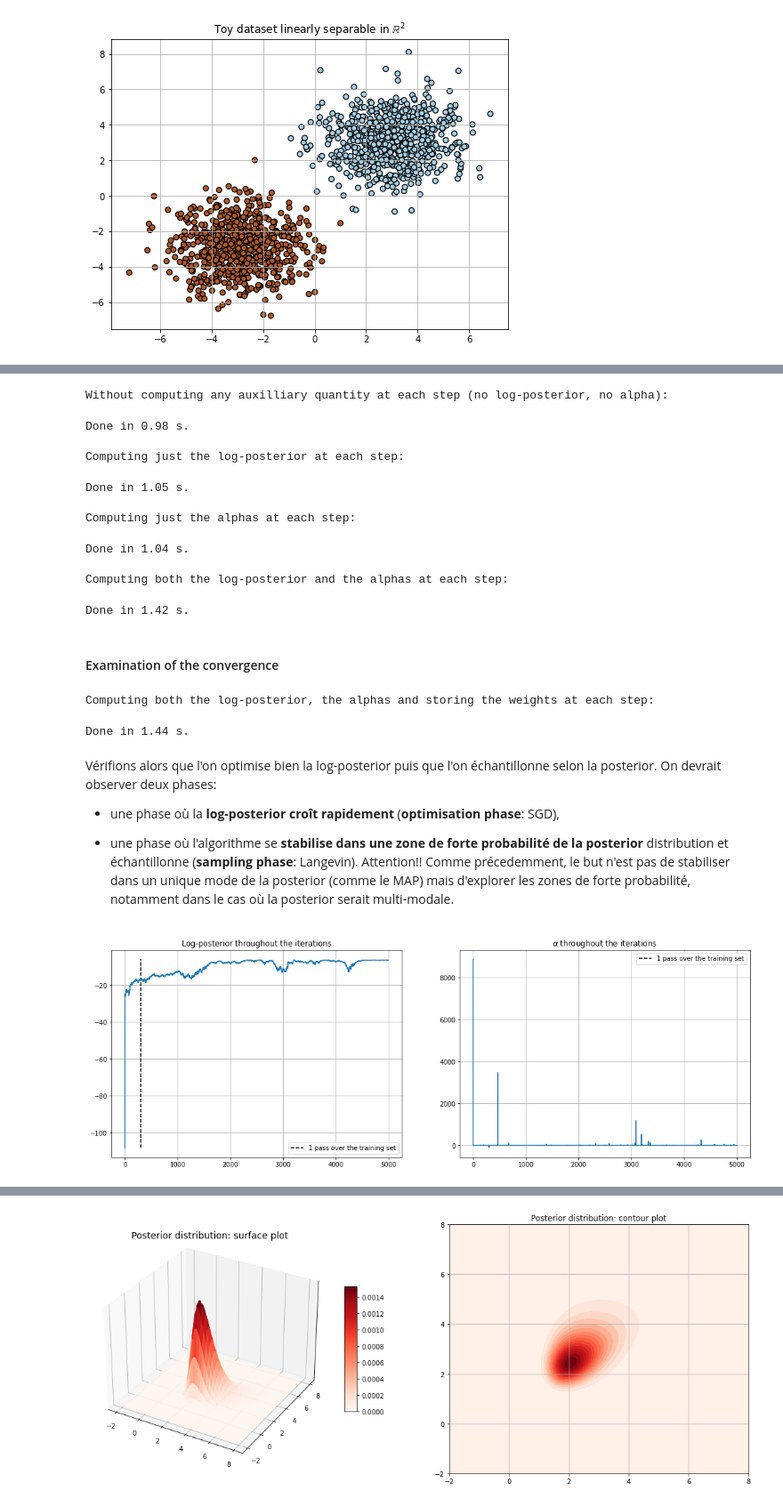
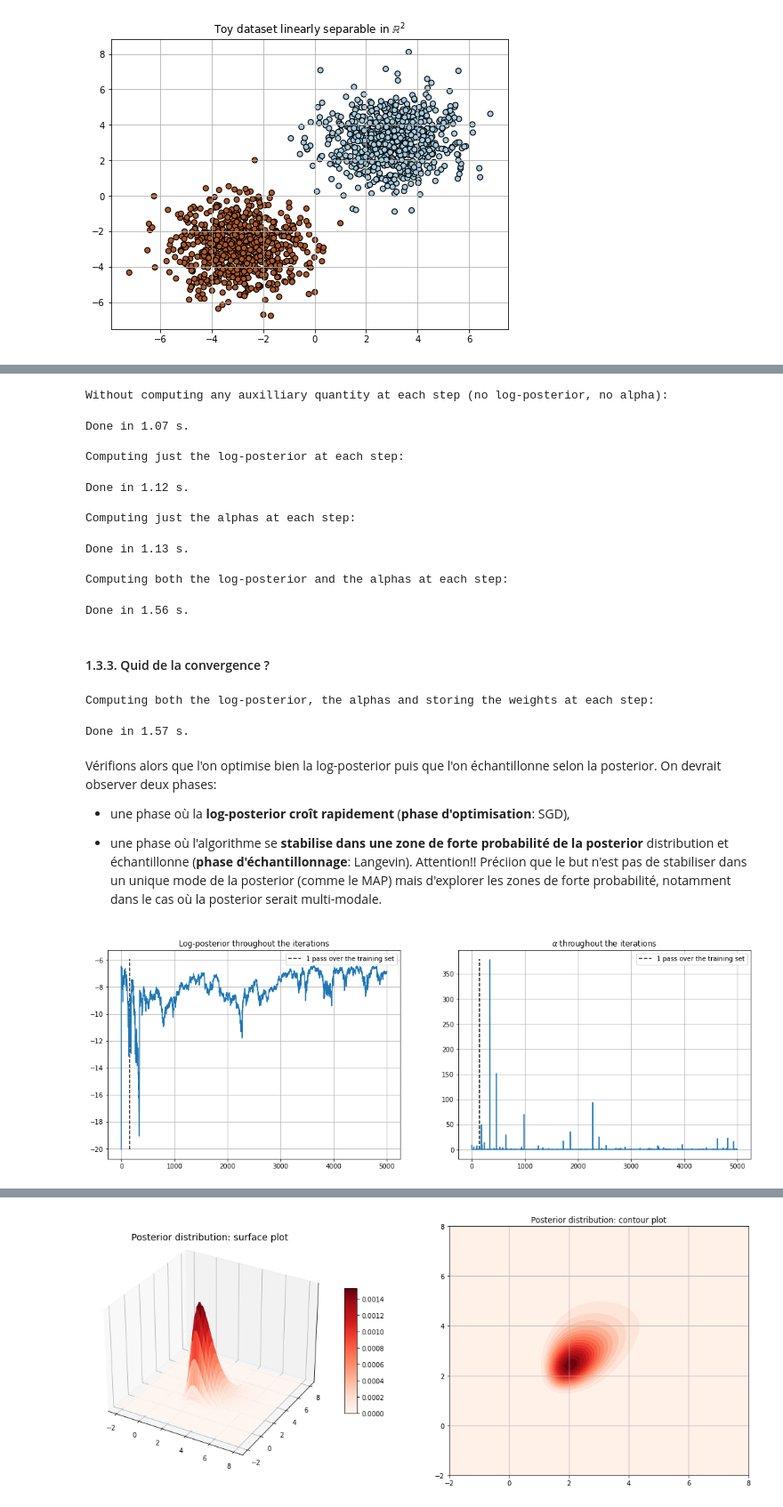
Before and after one commit to LouisBouvier/BML_Stochastic_Langevin_Dynamics, a Jupyter notebook: bayes_logreg_laplace.ipynb, the cells around one changed output, grey strips where cells are left out. Shown at 89% size. Saved outputs shown, nothing was run; the diff lists cells and outputs as text; code cells hidden in the pictures.

```diff
--- a/bayes_logreg_laplace.ipynb
+++ b/bayes_logreg_laplace.ipynb
@@ -138,7 +191,7 @@ def gradient_laplace(beta, batch_X, batch_y, n_samples, bool_cov_score=False):
         # get score
         res2 = res - (1/n_samples) * np.sign(beta)
         # get empirical covariance
-        cov_score = (1 / len(batch_X)) * (res2 - res2.sum(0)).T @ (res2 - res2.sum(0))
+        cov_score = (1 / len(batch_X)) * (res2 - res2.mean(0)).T @ (res2 - res2.mean(0))
         return batch_grad, cov_score
 
 def SGLD_logreg(X, y, n_iter, a, b, gamma, beta_0, batch_size, bool_trackW=False, bool_trackL=False, bool_trackA=False):
@@ -176,7 +229,6 @@ def SGLD_logreg(X, y, n_iter, a, b, gamma, beta_0, batch_size, bool_trackW=False
     # store weights throughout the iterations if required
     if bool_trackA:
         trackA = np.zeros(n_iter)
-
 
     for ii in tqdm(range(n_iter)):
 
@@ -235,19 +287,6 @@ def SGLD_logreg(X, y, n_iter, a, b, gamma, beta_0, batch_size, bool_trackW=False
     else:
         return betas
 
-
-def get_init_from_SGLD(samples,last_steps=100):
-    """
-    inputs:
-    - samples: np.array, samples from the SGLD (beta parameters)
-    - last_steps: integer, the amount of last steps to compute a mean as initial point
-    outputs:
-    - emp_cv: np.array, the empirical covariance of the samples
-    - beta_init: np.array, a point to initialise a sampling method"""
-    mean_last_steps = np.mean(samples[-last_steps:,:],axis=0).reshape(1,-1,)
-    return 1/(last_steps-1) * (samples[-last_steps:,:]-mean_last_steps).T@(samples[-last_steps:,:]-mean_last_steps), mean_last_steps
-
-
 def predictive_MC(X_new, samples, burn_in=None, weights=None):
     """
     Get the predictive distribution by Monte-Carlo approximation.
@@ -291,4 +330,4 @@ def get_criterion_ent(pred_distrib, idxs_misclass):
       np.float, criterion to measure uncertainty management
     """
     prob_misclass = pred_distrib[idxs_misclass]
-    return - (prob_misclass * np.log(prob_misclass) + (1-prob_misclass) * np.log(1-prob_misclass)).mean()
+    return - (prob_misclass * np.log2(prob_misclass) + (1-prob_misclass) * np.log2(1-prob_misclass)).mean()
@@ -330,42 +376,51 @@ n_iter = 5000
 # without computing log-posterior at each step
 print(f"Without computing any auxilliary quantity at each step (no log-posterior, no alpha):")
 time.sleep(1)
-_ = SGLD_logreg(X, y, n_iter, a, b, gamma, beta_0, batch_size)
+betas = SGLD_logreg(X, y, n_iter, a, b, gamma, beta_0, batch_size)
+
+# re-inject last sample in the next run
+beta_0 = betas[-1]
 
 # computing log-posterior at each step
 print(f"\nComputing just the log-posterior at each step:")
 time.sleep(1)
 betas, trackL = SGLD_logreg(X, y, n_iter, a, b, gamma, beta_0, batch_size, bool_trackL=True)
 
+# re-inject last sample in the next run
+beta_0 = betas[-1]
+
 # computing alphas at each step
 print(f"\nComputing just the alphas at each step:")
 time.sleep(1)
 betas, trackA = SGLD_logreg(X, y, n_iter, a, b, gamma, beta_0, batch_size, bool_trackL=True)
 
+# re-inject last sample in the next run
+beta_0 = betas[-1]
+
 # computing both alphas and log-posterior at each step
 print(f"\nComputing both the log-posterior and the alphas at each step:")
 time.sleep(1)
 betas, trackA, trackL = SGLD_logreg(X, y, n_iter, a, b, gamma, beta_0, batch_size, bool_trackL=True, bool_trackA=True)
 # %% [output]
 Without computing any auxilliary quantity at each step (no log-posterior, no alpha):
-Done in 0.98 s.
+Done in 1.07 s.
 
 Computing just the log-posterior at each step:
-Done in 1.05 s.
+Done in 1.12 s.
 
 Computing just the alphas at each step:
-Done in 1.04 s.
+Done in 1.13 s.
 
 Computing both the log-posterior and the alphas at each step:
-Done in 1.42 s.
+Done in 1.56 s.
-# %% [markdown]
-#### Examination of the convergence
+# %% [markdown]
+#### 1.3.3. Quid de la convergence ?
 # %%
-a = 1
-b = 20
-gamma = .8
-batch_size = 5
-beta_0 = .5 * np.ones(X.shape[1])
+a = .5
+b = 30
+gamma = .7
+batch_size = 10
+beta_0 = np.ones(X.shape[1])  # re-inject last sample in the next run
 n_iter = 5000
 
 # computing both alphas and log-posterior at each step
@@ -374,32 +429,32 @@ time.sleep(1)
 betas, trackA, trackW, trackL = SGLD_logreg(X, y, n_iter, a, b, gamma, beta_0, batch_size, bool_trackL=True, bool_trackA=True, bool_trackW=True)
 # %% [output]
 Computing both the log-posterior, the alphas and storing the weights at each step:
-Done in 1.44 s.
+Done in 1.57 s.
 # %% [markdown]
 Vérifions alors que l'on optimise bien la log-posterior puis que l'on échantillonne selon la posterior. On devrait observer deux phases:
 
-- une phase où la **log-posterior croît rapidement** (**optimisation phase**: SGD),
+- une phase où la **log-posterior croît rapidement** (**phase d'optimisation**: SGD),
 
-- une phase où l'algorithme se **stabilise dans une zone de forte probabilité de la posterior** distribution et échantillonne (**sampling phase**: Langevin). Attention!! Comme précedemment, le but n'est pas de stabiliser dans un unique mode de la posterior (comme le MAP) mais d'explorer les zones de forte probabilité, notamment dans le cas où la posterior serait multi-modale.
+- une phase où l'algorithme se **stabilise dans une zone de forte probabilité de la posterior** distribution et échantillonne (**phase d'échantillonnage**: Langevin). Attention!! Préciion que le but n'est pas de stabiliser dans un unique mode de la posterior (comme le MAP) mais d'explorer les zones de forte probabilité, notamment dans le cas où la posterior serait multi-modale.
 # %%
 fig, ax = plt.subplots(1, 2, figsize=(9*2, 6))
 num_epoch = 1
 num_samples = X.shape[0]
 
 # plot log-posterior
 ax[0].vlines(num_epoch*num_samples/batch_size, ymin=trackL.min(), ymax=trackL.max()+.5, ls='--', color='k', label=f'{num_epoch} pass over the training set')
 ax[0].plot(trackL)
 ax[0].set_title("Log-posterior throughout the iterations")
 ax[0].legend()
 ax[0].grid()
 
 # plot alphas
-ax[1].vlines(num_epoch*num_samples/batch_size, ymin=trackL.min(), ymax=trackL.max()+.5, ls='--', color='k', label=f'{num_epoch} pass over the training set')
+ax[1].vlines(num_epoch*num_samples/batch_size, ymin=trackA.min(), ymax=trackA.max()+.5, ls='--', color='k', label=f'{num_epoch} pass over the training set')
 ax[1].plot(trackA)
 ax[1].set_title("$\\alpha$ throughout the iterations")
 ax[1].legend()
 ax[1].grid()
 
 plt.show()
 # %% [output]
-[figure, old version]
+[figure, new version]
```
Also changed, not shown: parts of 178 cells of this notebook.
